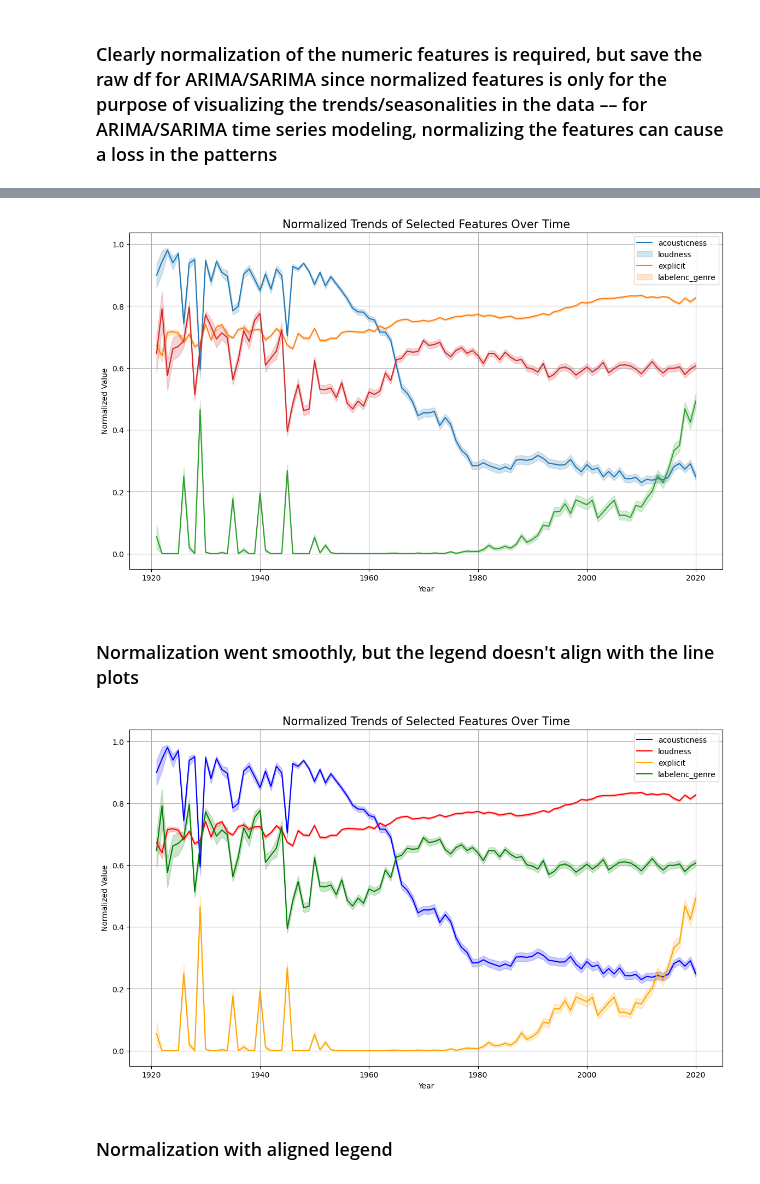
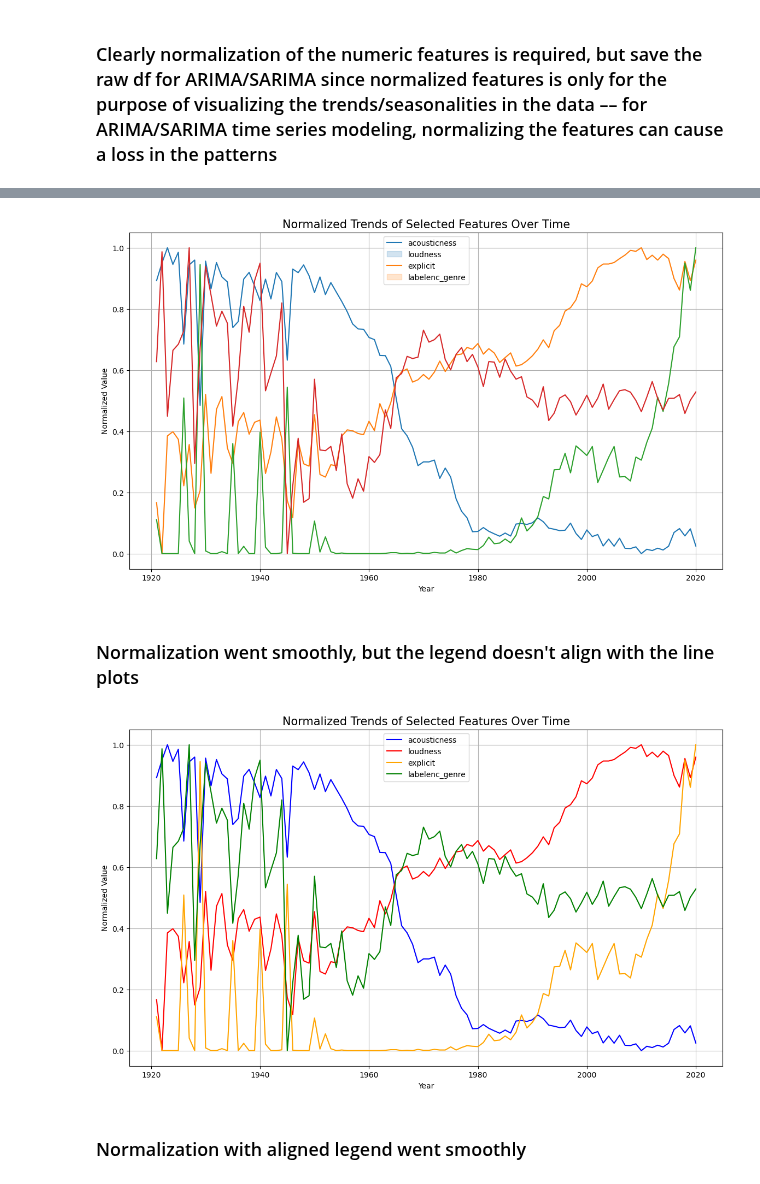
Before and after one commit to moraditya/spotify-time-series, a Jupyter notebook: models/spotify-time-series-ARIMA-LSTM.ipynb, the cells around one changed output, grey strips where cells are left out. Saved outputs shown, nothing was run; the diff lists cells and outputs as text; code cells hidden in the pictures.

```diff
--- a/models/spotify-time-series-ARIMA-LSTM.ipynb
+++ b/models/spotify-time-series-ARIMA-LSTM.ipynb
@@ -27,7 +200,3 @@ df.head()
 features_to_remove = ['danceability', 'duration_ms','energy', 'instrumentalness', 'liveness', 'mode','speechiness','tempo','valence','cleaned_broad_genre','popularity']
 
 df = df.drop(columns=features_to_remove)
-# set 'year' as the index since this will be the time modularity
-df.set_index('year', inplace=True)
-# verify df
-df.head()
@@ -41,0 +214,9 @@ df.head()
+# %%
+# compute annual averages of the selected features
+annual_avg_top_4 = df[["acousticness", "explicit", "loudness", "labelenc_genre", "year"]] \
+    .groupby("year").mean() \
+    .sort_values(by="year") \
+    .reset_index()
+
+# verify aggregation
+annual_avg_top_4.head()
@@ -77,0 +254,4 @@ df2.head()
+# %%
+# create copy of original df
+df2 = annual_avg_top_4.copy()
+df2.head()
@@ -83,7 +270,7 @@ scaler = MinMaxScaler()
 features = ["acousticness", "loudness", "explicit", "labelenc_genre"]
 
 # scale the selected features
-df[features] = scaler.fit_transform(df[features])
+df2[features] = scaler.fit_transform(df2[features])
 
 # create a line plot again with normalized features
 plt.figure(figsize=(14,8))
@@ -91,39 +278,39 @@ plt.title("Normalized Trends of Selected Features Over Time", fontdict={"fontsiz
 
 # plot each feature
 for feature in features:
-    sns.lineplot(x='year', y=feature, data=df, label=feature)
+    sns.lineplot(x='year', y=feature, data=df2, label=feature)
 
 # add labels and legend
 plt.xlabel("Year")
 plt.ylabel("Normalized Value")
-plt.legend(features)
+plt.legend(df2[features])
 plt.grid(True)
 plt.show()
 # %% [output]
-[figure, old version]
+[figure, new version]
 # %% [markdown]
 ### Normalization went smoothly, but the legend doesn't align with the line plots
 # %%
 # Create a simple line plot for initial analysis
 plt.figure(figsize=(14,8))
 plt.title("Normalized Trends of Selected Features Over Time", fontdict={"fontsize": 15})
 
 # Plot each feature separately
-sns.lineplot(x='year', y="acousticness", data=df, label="acousticness", color="blue")
-sns.lineplot(x='year', y="loudness", data=df, label="loudness", color="red")
-sns.lineplot(x='year', y="explicit", data=df, label="explicit", color="orange")
-sns.lineplot(x='year', y="labelenc_genre", data=df, label="labelenc_genre", color="green")
+sns.lineplot(x='year', y="acousticness", data=df2, label="acousticness", color="blue")
+sns.lineplot(x='year', y="loudness", data=df2, label="loudness", color="red")
+sns.lineplot(x='year', y="explicit", data=df2, label="explicit", color="orange")
+sns.lineplot(x='year', y="labelenc_genre", data=df2, label="labelenc_genre", color="green")
 
 # Add labels and legend
 plt.xlabel("Year")
 plt.ylabel("Normalized Value")
 plt.legend(loc="best")
 plt.grid(True)
 plt.show()
 # %% [output]
-[figure, old version]
+[figure, new version]
 # %% [markdown]
-### Normalization with aligned legend
+### Normalization with aligned legend went smoothly
 # %%
 df2.head()
 # %% [output]
```
Also changed, not shown: parts of 47 cells of this notebook.
